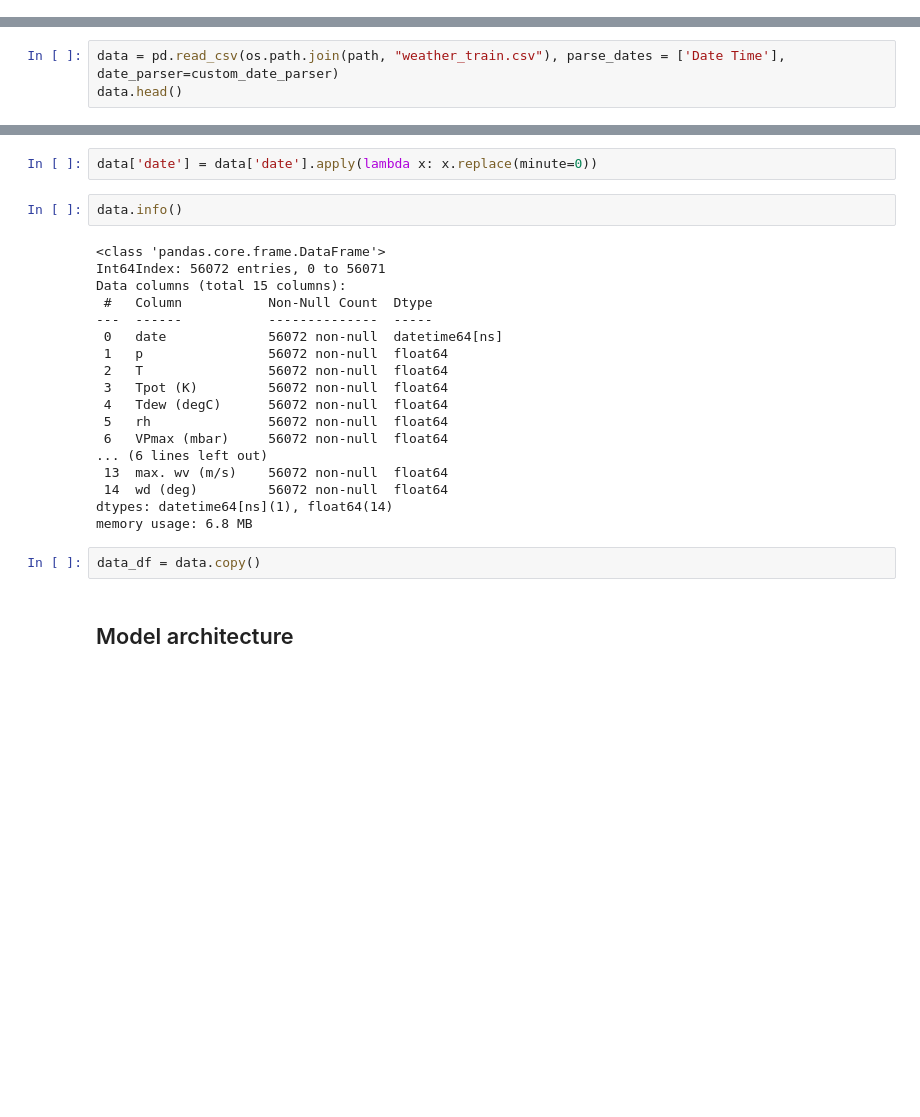
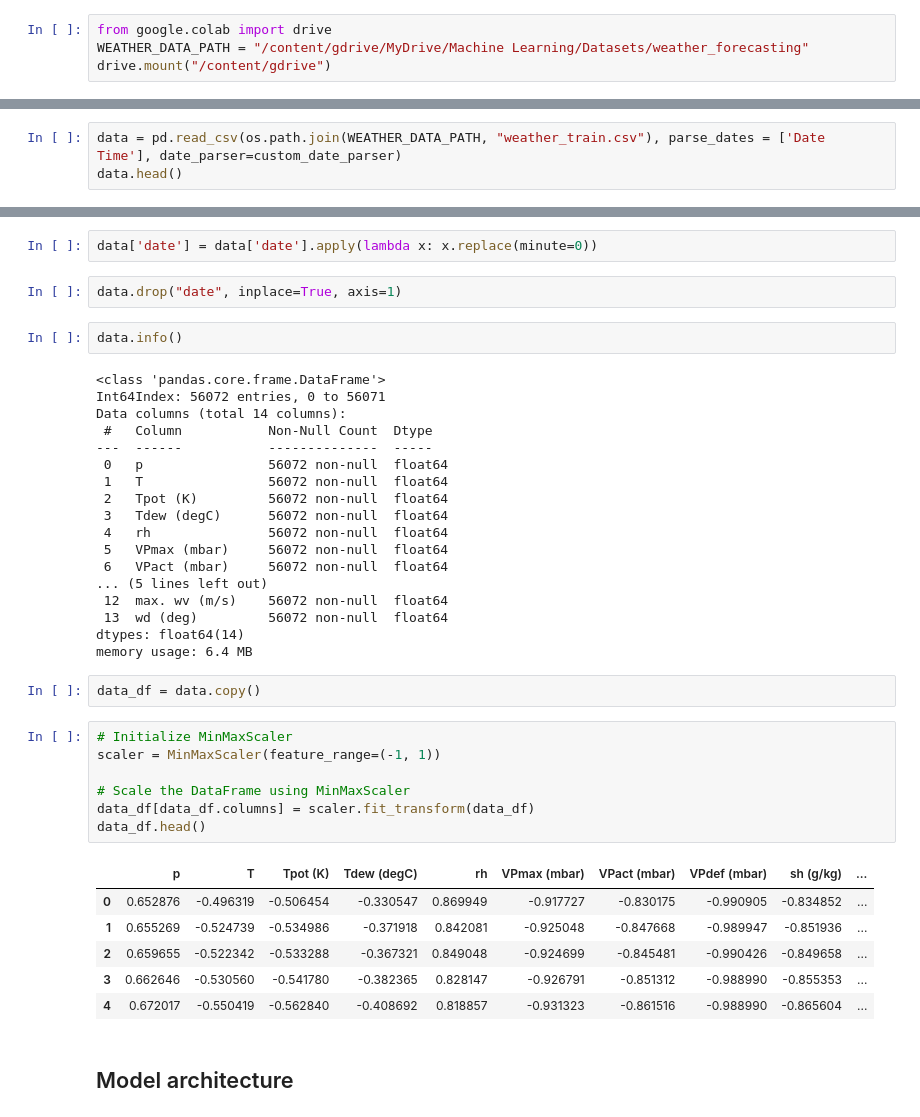
Before and after one commit to rbazin/transformers-weather-time-series-forecasting, a Jupyter notebook: TimeFormer.ipynb, the cells around one changed output, grey strips where cells are left out. Cells and saved outputs as stored; diff of their text form; blank space fills up the shorter version.

```diff
--- a/TimeFormer.ipynb
+++ b/TimeFormer.ipynb
@@ -16,3 +19,7 @@ from torch.utils.data import Dataset, DataLoader, random_split
 
 torch.manual_seed(0)
 np.random.seed(0)
+# %%
+from google.colab import drive
+WEATHER_DATA_PATH = "/content/gdrive/MyDrive/Machine Learning/Datasets/weather_forecasting"
+drive.mount("/content/gdrive")
@@ -24,5 +33,5 @@ path = '/home/rbazin/ECSE552/ECSE552-HW4/'
 # %%
-data = pd.read_csv(os.path.join(path, "weather_train.csv"), parse_dates = ['Date Time'], date_parser=custom_date_parser)
+data = pd.read_csv(os.path.join(WEATHER_DATA_PATH, "weather_train.csv"), parse_dates = ['Date Time'], date_parser=custom_date_parser)
 data.head()
 # %% [output]
 |  | Date Time | p (mbar) | T (degC) | Tpot (K) | Tdew (degC) | rh (%) | VPmax (mbar) | VPact (mbar) | ... |
@@ -37,28 +46,44 @@ data.sort_values(by='Date Time', ascending=True, inplace=True)
 data = data.rename(columns={'p (mbar)': 'p', 'T (degC)': 'T', 'rh (%)': 'rh', 'wv (m/s)': 'wv', 'Date Time': 'date'})
 # %%
 data['date'] = data['date'].apply(lambda x: x.replace(minute=0))
+# %%
+data.drop("date", inplace=True, axis=1)
 # %%
 data.info()
 # %% [output]
 <class 'pandas.core.frame.DataFrame'>
 Int64Index: 56072 entries, 0 to 56071
-Data columns (total 15 columns):
+Data columns (total 14 columns):
  #   Column           Non-Null Count  Dtype
 ---  ------           --------------  -----
- 0   date             56072 non-null  datetime64[ns]
- 1   p                56072 non-null  float64
- 2   T                56072 non-null  float64
- 3   Tpot (K)         56072 non-null  float64
- 4   Tdew (degC)      56072 non-null  float64
- 5   rh               56072 non-null  float64
- 6   VPmax (mbar)     56072 non-null  float64
-... (6 lines left out)
- 13  max. wv (m/s)    56072 non-null  float64
- 14  wd (deg)         56072 non-null  float64
-dtypes: datetime64[ns](1), float64(14)
-memory usage: 6.8 MB
+ 0   p                56072 non-null  float64
+ 1   T                56072 non-null  float64
+ 2   Tpot (K)         56072 non-null  float64
+ 3   Tdew (degC)      56072 non-null  float64
+ 4   rh               56072 non-null  float64
+ 5   VPmax (mbar)     56072 non-null  float64
+ 6   VPact (mbar)     56072 non-null  float64
+... (5 lines left out)
+ 12  max. wv (m/s)    56072 non-null  float64
+ 13  wd (deg)         56072 non-null  float64
+dtypes: float64(14)
+memory usage: 6.4 MB
 # %%
 data_df = data.copy()
+# %%
+# Initialize MinMaxScaler
+scaler = MinMaxScaler(feature_range=(-1, 1))
+
+# Scale the DataFrame using MinMaxScaler
+data_df[data_df.columns] = scaler.fit_transform(data_df)
+data_df.head()
+# %% [output]
+|  | p | T | Tpot (K) | Tdew (degC) | rh | VPmax (mbar) | VPact (mbar) | VPdef (mbar) | sh (g/kg) | ... |
+| 0 | 0.652876 | -0.496319 | -0.506454 | -0.330547 | 0.869949 | -0.917727 | -0.830175 | -0.990905 | -0.834852 | ... |
+| 1 | 0.655269 | -0.524739 | -0.534986 | -0.371918 | 0.842081 | -0.925048 | -0.847668 | -0.989947 | -0.851936 | ... |
+| 2 | 0.659655 | -0.522342 | -0.533288 | -0.367321 | 0.849048 | -0.924699 | -0.845481 | -0.990426 | -0.849658 | ... |
+| 3 | 0.662646 | -0.530560 | -0.541780 | -0.382365 | 0.828147 | -0.926791 | -0.851312 | -0.988990 | -0.855353 | ... |
+| 4 | 0.672017 | -0.550419 | -0.562840 | -0.408692 | 0.818857 | -0.931323 | -0.861516 | -0.988990 | -0.865604 | ... |
 # %% [markdown]
 ## Model architecture
 # %% [markdown]
```
Also changed, not shown: parts of 23 cells of this notebook, 1 other file.
